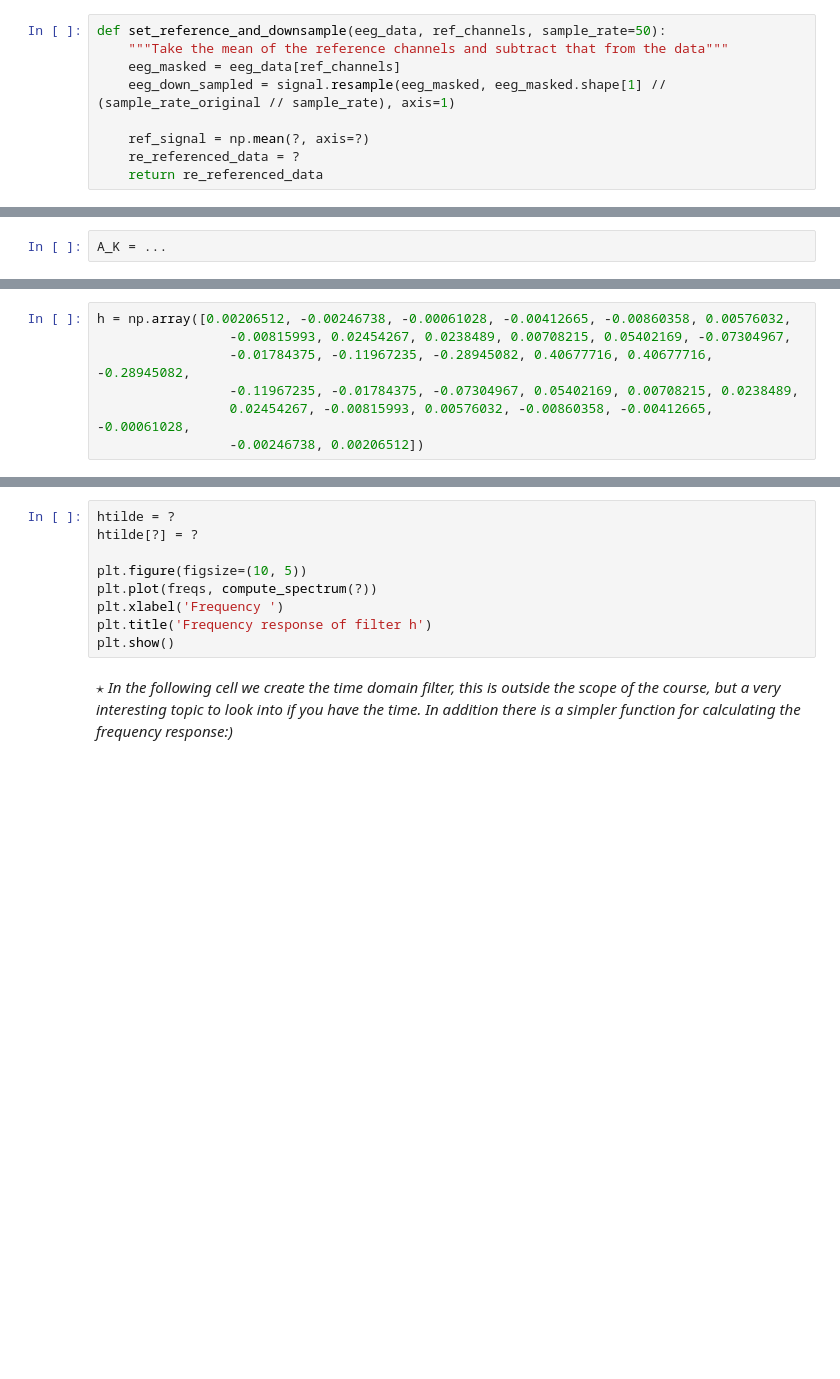
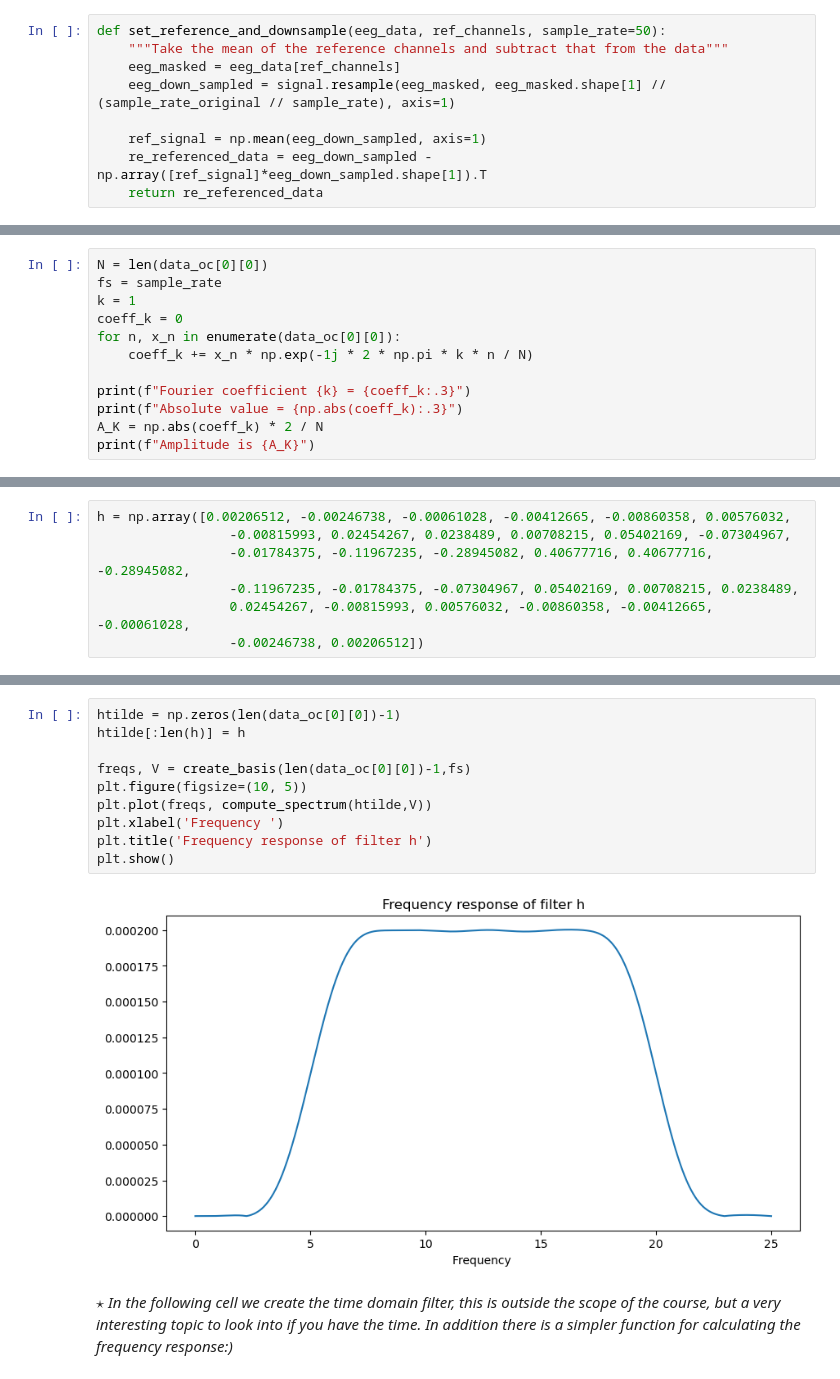
Before and after one commit to ilkire1003/Assignment-2, a Jupyter notebook: assignment_2/assignment_2.ipynb, the cells around one changed output, grey strips where cells are left out. Cells and saved outputs as stored; diff of their text form; blank space fills up the shorter version.

```diff
--- a/assignment_2/assignment_2.ipynb
+++ b/assignment_2/assignment_2.ipynb
@@ -75,8 +86,8 @@ def set_reference_and_downsample(eeg_data, ref_channels, sample_rate=50):
     eeg_masked = eeg_data[ref_channels]
     eeg_down_sampled = signal.resample(eeg_masked, eeg_masked.shape[1] // (sample_rate_original // sample_rate), axis=1)
 
-    ref_signal = np.mean(?, axis=?)
-    re_referenced_data = ?
+    ref_signal = np.mean(eeg_down_sampled, axis=1)
+    re_referenced_data = eeg_down_sampled - np.array([ref_signal]*eeg_down_sampled.shape[1]).T
     return re_referenced_data
 # %% [markdown]
 *We will reference and down sample each patient's data individually:*
@@ -164,4 +197,14 @@ F_K = ...
 
 </span>
 # %%
-A_K = ...
+N = len(data_oc[0][0])
+fs = sample_rate
+k = 1
+coeff_k = 0
+for n, x_n in enumerate(data_oc[0][0]):
+    coeff_k += x_n * np.exp(-1j * 2 * np.pi * k * n / N)
+
+print(f"Fourier coefficient {k} = {coeff_k:.3}")
+print(f"Absolute value = {np.abs(coeff_k):.3}")
+A_K = np.abs(coeff_k) * 2 / N
+print(f"Amplitude is {A_K}")
@@ -262,14 +310,17 @@ $\dots$
 
 </span>
 # %%
-htilde = ?
-htilde[?] = ?
+htilde = np.zeros(len(data_oc[0][0])-1)
+htilde[:len(h)] = h
 
+freqs, V = create_basis(len(data_oc[0][0])-1,fs)
 plt.figure(figsize=(10, 5))
-plt.plot(freqs, compute_spectrum(?))
+plt.plot(freqs, compute_spectrum(htilde,V))
 plt.xlabel('Frequency ')
 plt.title('Frequency response of filter h')
 plt.show()
+# %% [output]
+[figure, added]
 # %% [markdown]
 *$\star$ In the following cell we create the time domain filter, this is outside the scope of the course, but a very interesting topic to look into if you have the time. In addition there is a simpler function for calculating the frequency response:)*
 # %%
```
Also changed, not shown: parts of 13 cells of this notebook.
